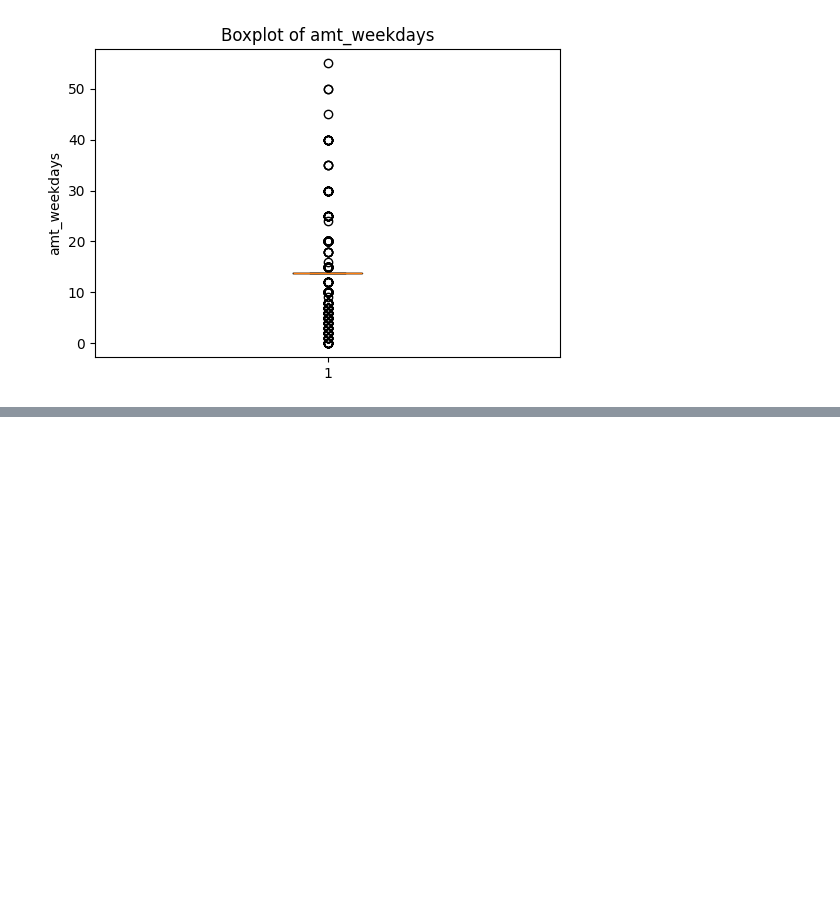
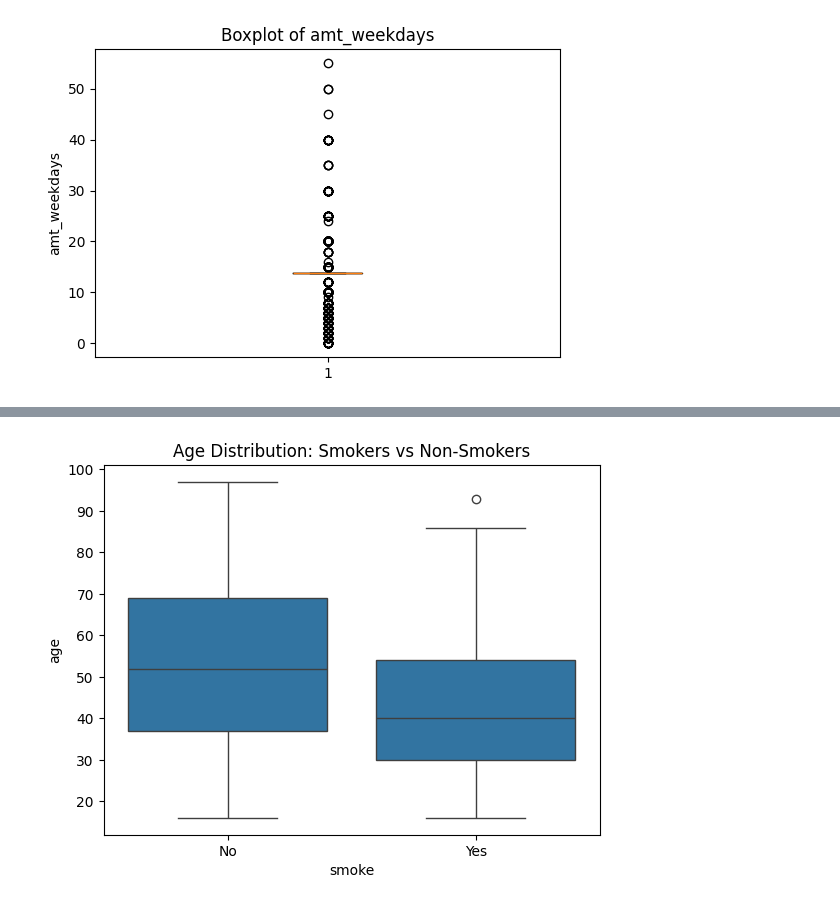
Before and after one commit to GeetAvaneesh/Exploratory-Data-Analytics-project-on-smoking-data-set-22BDS0343, a Jupyter notebook: 22BDS0343_EDA_Theory_GeetAvaneesh.ipynb, the cells around one changed output, grey strips where cells are left out. Saved outputs shown, nothing was run; the diff lists cells and outputs as text; code cells hidden in the pictures; blank space fills up the shorter version.

```diff
--- a/22BDS0343_EDA_Theory_GeetAvaneesh.ipynb
+++ b/22BDS0343_EDA_Theory_GeetAvaneesh.ipynb
@@ -871,0 +886,6 @@ for i in nominal:
+# %%
+sns.boxplot(x="smoke", y="age", data=df)
+plt.title("Age Distribution: Smokers vs Non-Smokers")
+plt.show()
+# %% [output]
+[figure, added]
```
Also changed, not shown: parts of 35 cells of this notebook.
